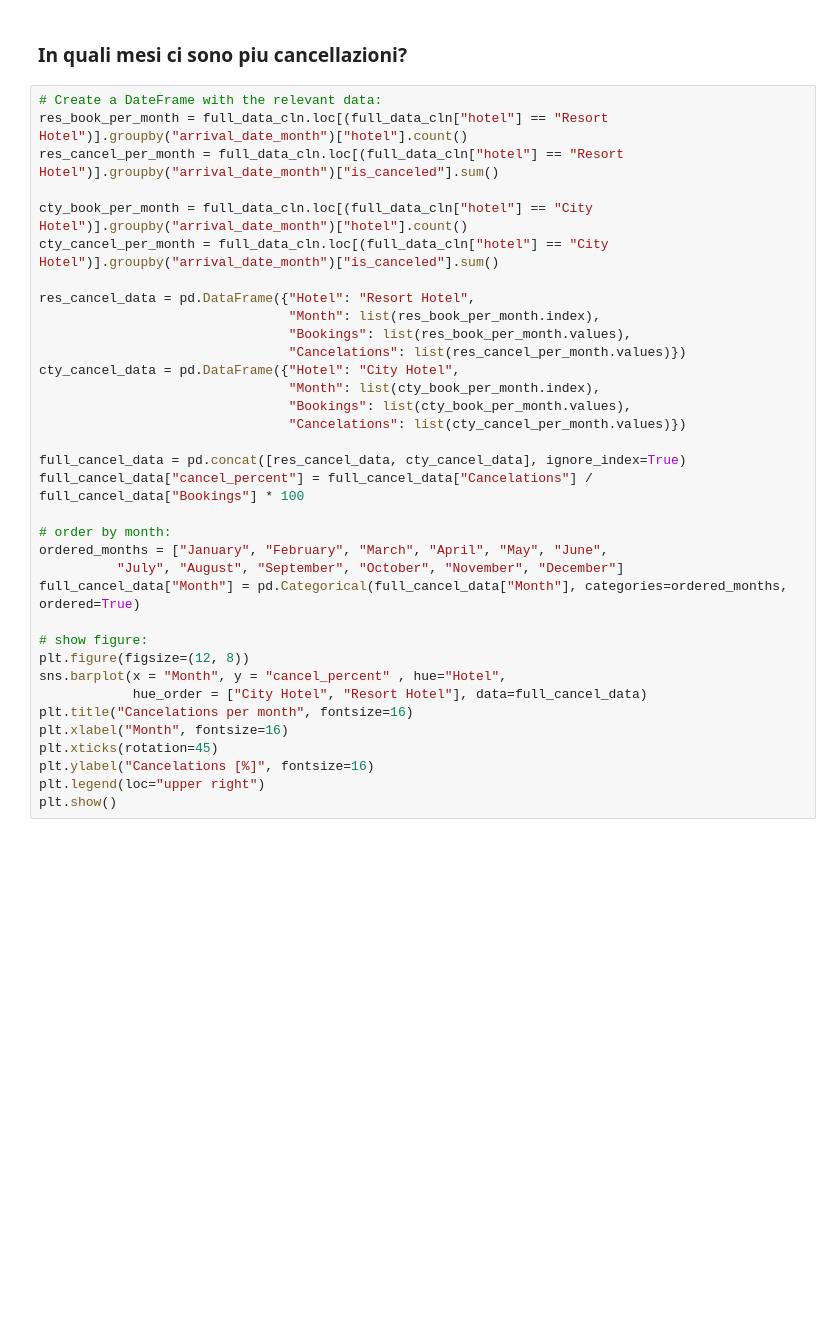
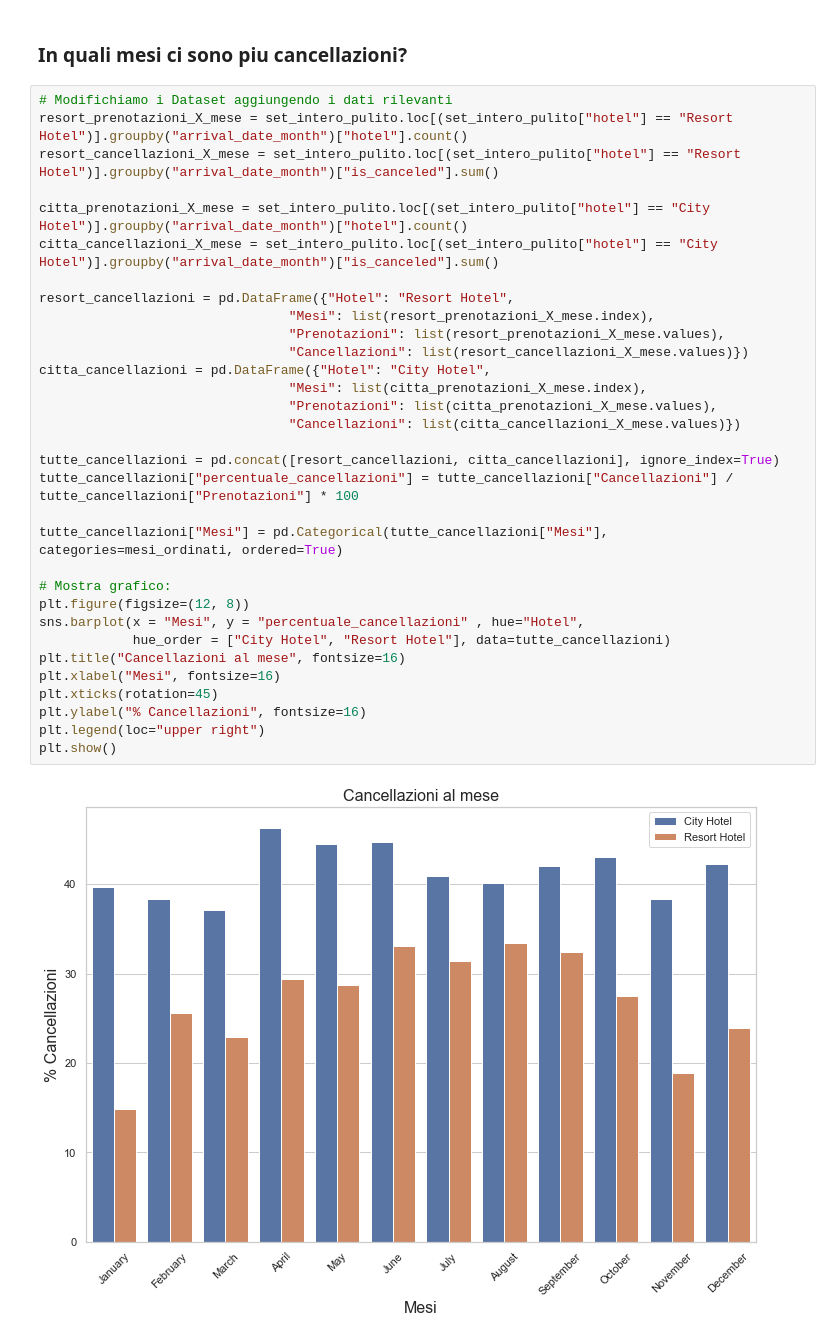
Before and after one commit to davidemaggi/ML-Hotel-Booking, a Jupyter notebook: Cancellation/AED Prenotazioni e previsione delle cancellazioni.ipynb, the cells around one changed output. Saved outputs shown, nothing was run; the diff lists cells and outputs as text; blank space fills up the shorter version.

```diff
--- a/Cancellation/AED Prenotazioni e previsione delle cancellazioni.ipynb
+++ b/Cancellation/AED Prenotazioni e previsione delle cancellazioni.ipynb
@@ -442,37 +454,36 @@ print(f"City hotel bookings canceled: {ch_cancelations:,} ({ch_rel_cancel:.0f} %
 # %% [markdown]
 ### In quali mesi ci sono piu cancellazioni?
 # %%
-# Create a DateFrame with the relevant data:
-res_book_per_month = full_data_cln.loc[(full_data_cln["hotel"] == "Resort Hotel")].groupby("arrival_date_month")["hotel"].count()
-res_cancel_per_month = full_data_cln.loc[(full_data_cln["hotel"] == "Resort Hotel")].groupby("arrival_date_month")["is_canceled"].sum()
+# Modifichiamo i Dataset aggiungendo i dati rilevanti
+resort_prenotazioni_X_mese = set_intero_pulito.loc[(set_intero_pulito["hotel"] == "Resort Hotel")].groupby("arrival_date_month")["hotel"].count()
+resort_cancellazioni_X_mese = set_intero_pulito.loc[(set_intero_pulito["hotel"] == "Resort Hotel")].groupby("arrival_date_month")["is_canceled"].sum()
 
-cty_book_per_month = full_data_cln.loc[(full_data_cln["hotel"] == "City Hotel")].groupby("arrival_date_month")["hotel"].count()
-cty_cancel_per_month = full_data_cln.loc[(full_data_cln["hotel"] == "City Hotel")].groupby("arrival_date_month")["is_canceled"].sum()
+citta_prenotazioni_X_mese = set_intero_pulito.loc[(set_intero_pulito["hotel"] == "City Hotel")].groupby("arrival_date_month")["hotel"].count()
+citta_cancellazioni_X_mese = set_intero_pulito.loc[(set_intero_pulito["hotel"] == "City Hotel")].groupby("arrival_date_month")["is_canceled"].sum()
 
-res_cancel_data = pd.DataFrame({"Hotel": "Resort Hotel",
-                                "Month": list(res_book_per_month.index),
-                                "Bookings": list(res_book_per_month.values),
-                                "Cancelations": list(res_cancel_per_month.values)})
-cty_cancel_data = pd.DataFrame({"Hotel": "City Hotel",
-                                "Month": list(cty_book_per_month.index),
-                                "Bookings": list(cty_book_per_month.values),
-                                "Cancelations": list(cty_cancel_per_month.values)})
+resort_cancellazioni = pd.DataFrame({"Hotel": "Resort Hotel",
+                                "Mesi": list(resort_prenotazioni_X_mese.index),
+                                "Prenotazioni": list(resort_prenotazioni_X_mese.values),
+                                "Cancellazioni": list(resort_cancellazioni_X_mese.values)})
+citta_cancellazioni = pd.DataFrame({"Hotel": "City Hotel",
+                                "Mesi": list(citta_prenotazioni_X_mese.index),
+                                "Prenotazioni": list(citta_prenotazioni_X_mese.values),
+                                "Cancellazioni": list(citta_cancellazioni_X_mese.values)})
 
-full_cancel_data = pd.concat([res_cancel_data, cty_cancel_data], ignore_index=True)
-full_cancel_data["cancel_percent"] = full_cancel_data["Cancelations"] / full_cancel_data["Bookings"] * 100
+tutte_cancellazioni = pd.concat([resort_cancellazioni, citta_cancellazioni], ignore_index=True)
+tutte_cancellazioni["percentuale_cancellazioni"] = tutte_cancellazioni["Cancellazioni"] / tutte_cancellazioni["Prenotazioni"] * 100
 
-# order by month:
-ordered_months = ["January", "February", "March", "April", "May", "June",
-          "July", "August", "September", "October", "November", "December"]
-full_cancel_data["Month"] = pd.Categorical(full_cancel_data["Month"], categories=ordered_months, ordered=True)
+tutte_cancellazioni["Mesi"] = pd.Categorical(tutte_cancellazioni["Mesi"], categories=mesi_ordinati, ordered=True)
 
-# show figure:
+# Mostra grafico:
 plt.figure(figsize=(12, 8))
-sns.barplot(x = "Month", y = "cancel_percent" , hue="Hotel",
-            hue_order = ["City Hotel", "Resort Hotel"], data=full_cancel_data)
-plt.title("Cancelations per month", fontsize=16)
-plt.xlabel("Month", fontsize=16)
+sns.barplot(x = "Mesi", y = "percentuale_cancellazioni" , hue="Hotel",
+            hue_order = ["City Hotel", "Resort Hotel"], data=tutte_cancellazioni)
+plt.title("Cancellazioni al mese", fontsize=16)
+plt.xlabel("Mesi", fontsize=16)
 plt.xticks(rotation=45)
-plt.ylabel("Cancelations [%]", fontsize=16)
+plt.ylabel("% Cancellazioni", fontsize=16)
 plt.legend(loc="upper right")
 plt.show()
+# %% [output]
+[figure, added]
```
Also changed, not shown: parts of 31 cells of this notebook.
